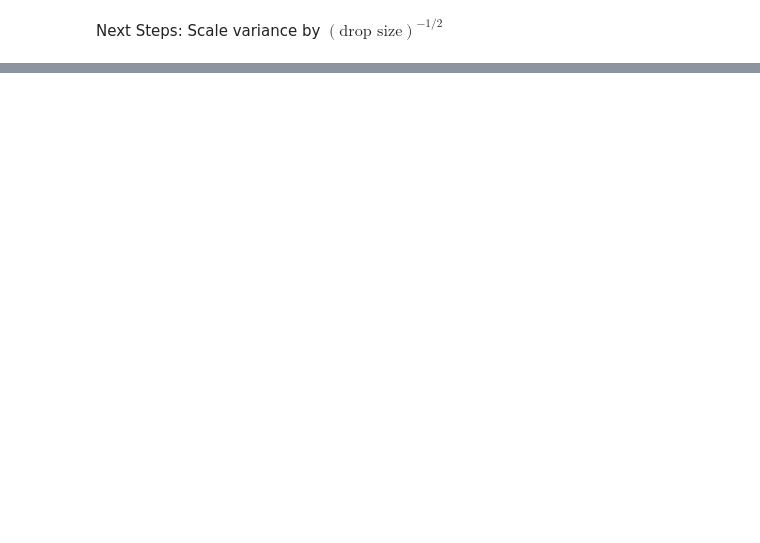
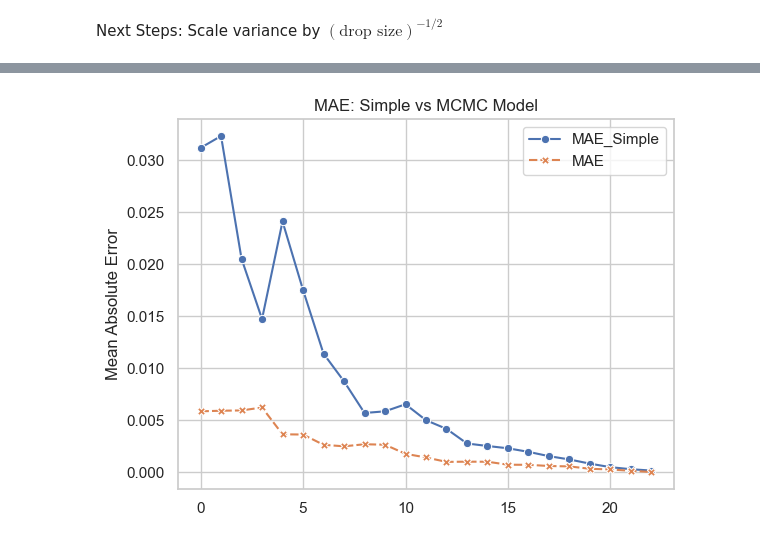
Before and after one commit to rickyrojas311/realtimeElectionForecasting, a Jupyter notebook: model_v1/model_v1.ipynb, the cells around one changed output, grey strips where cells are left out. Saved outputs shown, nothing was run; the diff lists cells and outputs as text; code cells hidden in the pictures; blank space fills up the shorter version.

```diff
--- a/model_v1/model_v1.ipynb
+++ b/model_v1/model_v1.ipynb
@@ -717,0 +1174,28 @@ Next Steps: Scale variance by $(\text{drop size})^{-1/2}$
+# %%
+import pandas as pd
+
+# 1. Create a complete grid of all Races x all Batches
+all_races = model_data['Race'].unique()
+all_batches = model_data['batch_number'].unique()
+full_grid = pd.MultiIndex.from_product([all_races, all_batches], names=['Race', 'batch_number'])
+
+# 2. Reindex our data to this grid, making missing race-batches show up as NaNs
+df_full = model_data.set_index(['Race', 'batch_number']).reindex(full_grid).reset_index()
+
+# 3. Sort chronologically and Forward-Fill the last known values for each race
+df_full = df_full.sort_values(by=['Race', 'batch_number'])
+
+# Carry forward the last known prediction and the static final result
+df_full['past_cumulative_prop'] = df_full.groupby('Race')['past_cumulative_prop'].ffill()
+df_full['final_dem_prop'] = df_full.groupby('Race')['final_dem_prop'].ffill().bfill() # bfill catches batch 0
+
+# 4. Recalculate errors with the fully populated grid
+df_full['simple_abs_error'] = (df_full['past_cumulative_prop'] - df_full['final_dem_prop']).abs()
+
+# 5. Groupby to get the true MAE (N_Races will now be exactly the same for every batch)
+simple_mae_summary = df_full.groupby('batch_number').agg(
+    MAE_Simple=('simple_abs_error', 'mean'),
+    N_Races=('Race', 'count')
+).reset_index()
+
+print(simple_mae_summary.head(10))
@@ -717,0 +1234,12 @@ Next Steps: Scale variance by $(\text{drop size})^{-1/2}$
+# %%
+import seaborn as sns
+import matplotlib.pyplot as plt
+
+# Merge, prep the dataframe, and plot with Seaborn in just a few lines
+plot_df = simple_mae_summary.merge(mcmc_mae_summary, on='batch_number', suffixes=(' Simple', ' MCMC'))[["MAE_Simple", "MAE"]]
+
+sns.lineplot(data=plot_df[['MAE_Simple', 'MAE']], markers=True).set(title="MAE: Simple vs MCMC Model", ylabel="Mean Absolute Error")
+
+plt.show()
+# %% [output]
+[figure, added]
```
Also changed, not shown: parts of 15 cells of this notebook.
